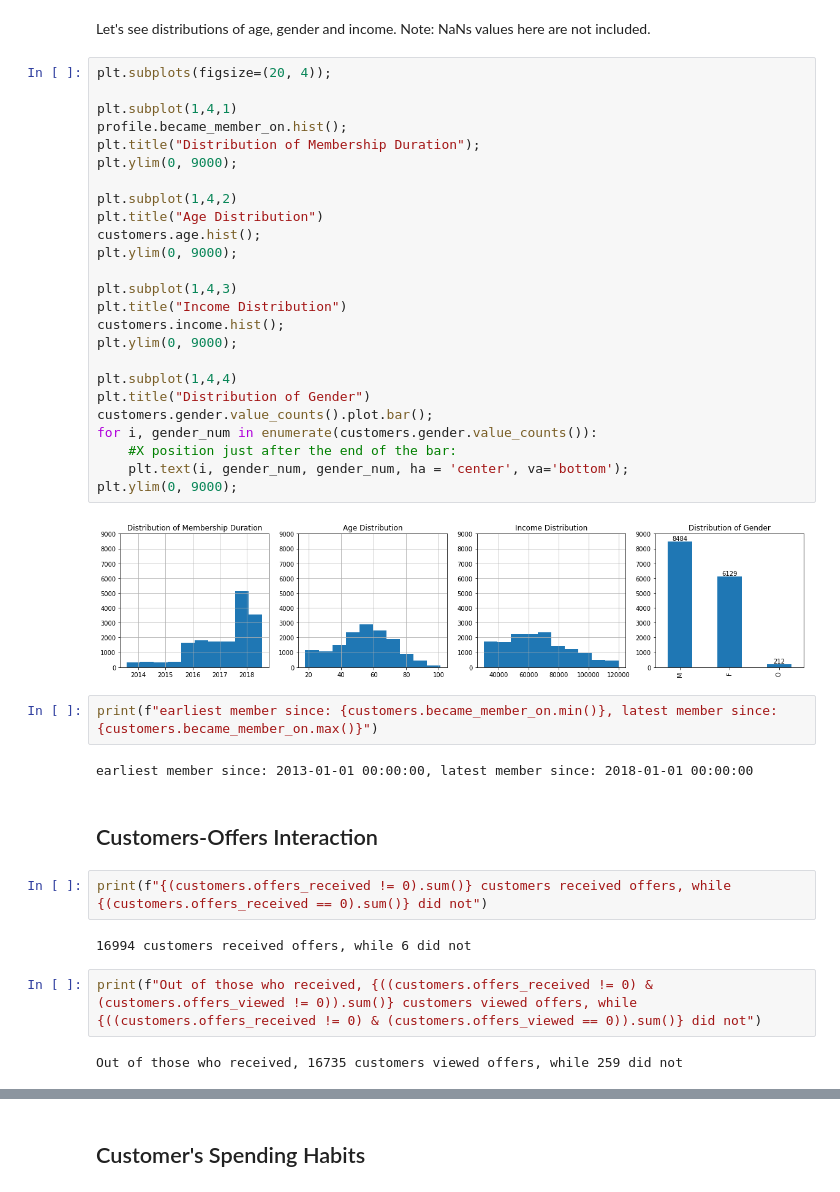
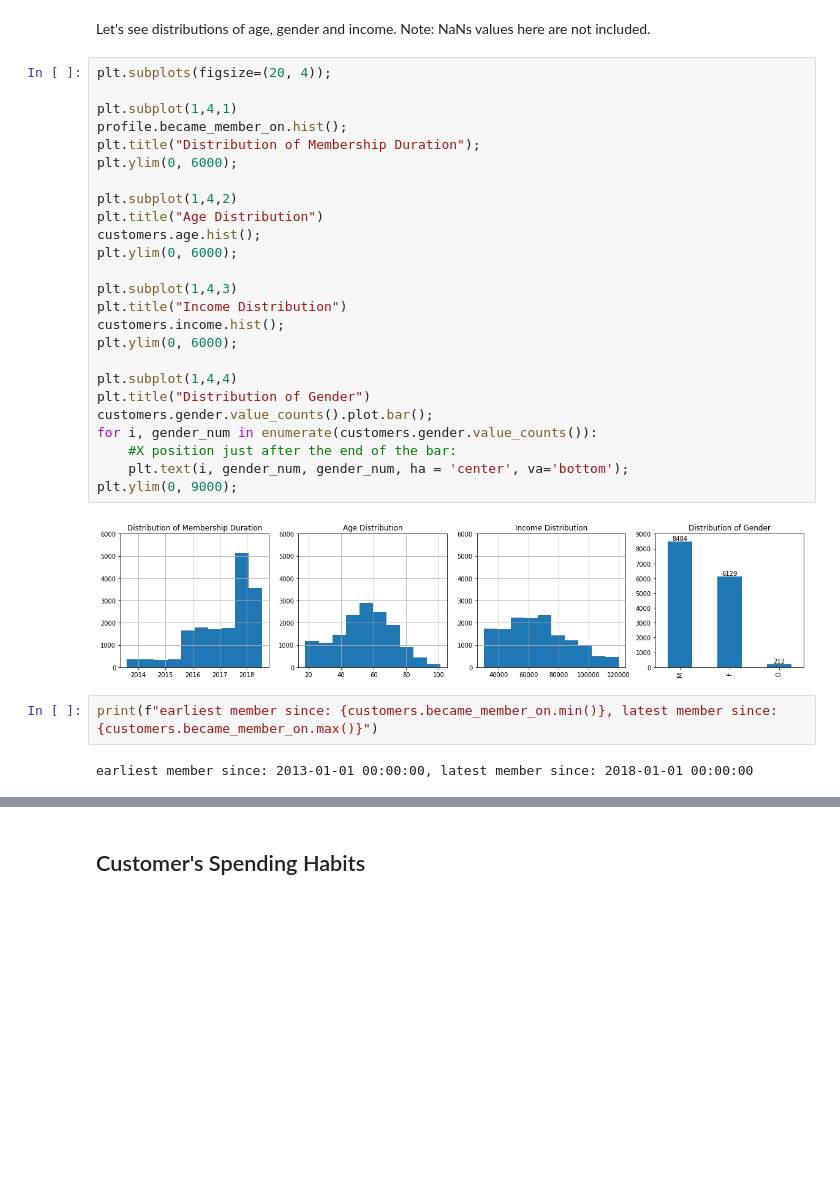
Before and after one commit to k-bosko/Starbucks_rewards, a Jupyter notebook: 2_Starbucks_EDA.ipynb, the cells around one changed output, grey strips where cells are left out. Cells and saved outputs as stored; diff of their text form; blank space fills up the shorter version.

```diff
--- a/2_Starbucks_EDA.ipynb
+++ b/2_Starbucks_EDA.ipynb
@@ -37,41 +37,31 @@ Let's see distributions of age, gender and income. Note: NaNs values here are no
 # %%
 plt.subplots(figsize=(20, 4));
 
 plt.subplot(1,4,1)
 profile.became_member_on.hist();
 plt.title("Distribution of Membership Duration");
-plt.ylim(0, 9000);
+plt.ylim(0, 6000);
 
 plt.subplot(1,4,2)
 plt.title("Age Distribution")
 customers.age.hist();
-plt.ylim(0, 9000);
+plt.ylim(0, 6000);
 
 plt.subplot(1,4,3)
 plt.title("Income Distribution")
 customers.income.hist();
-plt.ylim(0, 9000);
+plt.ylim(0, 6000);
 
 plt.subplot(1,4,4)
 plt.title("Distribution of Gender")
 customers.gender.value_counts().plot.bar();
 for i, gender_num in enumerate(customers.gender.value_counts()):
     #X position just after the end of the bar:
     plt.text(i, gender_num, gender_num, ha = 'center', va='bottom');
 plt.ylim(0, 9000);
 # %% [output]
-[figure, old version]
+[figure, new version]
 # %%
 print(f"earliest member since: {customers.became_member_on.min()}, latest member since: {customers.became_member_on.max()}")
 # %% [output]
 earliest member since: 2013-01-01 00:00:00, latest member since: 2018-01-01 00:00:00
-# %% [markdown]
-## Customers-Offers Interaction
-# %%
-print(f"{(customers.offers_received != 0).sum()} customers received offers, while {(customers.offers_received == 0).sum()} did not")
-# %% [output]
-16994 customers received offers, while 6 did not
-# %%
-print(f"Out of those who received, {((customers.offers_received != 0) & (customers.offers_viewed != 0)).sum()} customers viewed offers, while {((customers.offers_received != 0) & (customers.offers_viewed == 0)).sum()} did not")
-# %% [output]
-Out of those who received, 16735 customers viewed offers, while 259 did not
```
Also changed, not shown: parts of 6 cells of this notebook, 2 other files.
